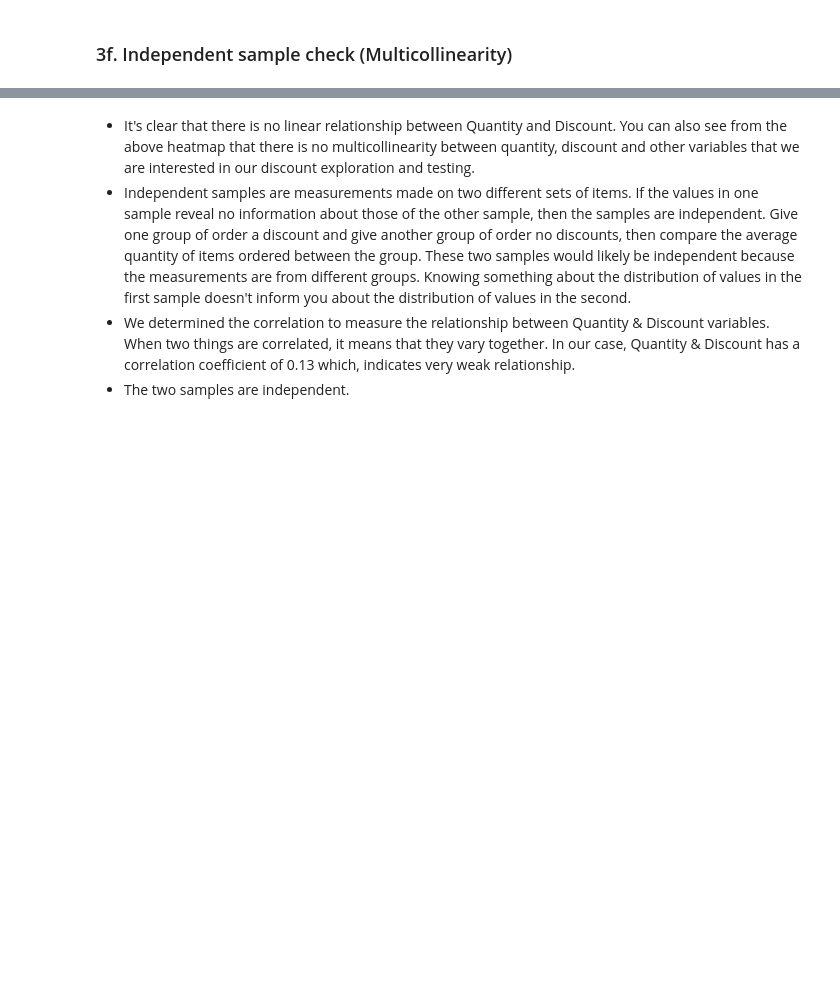
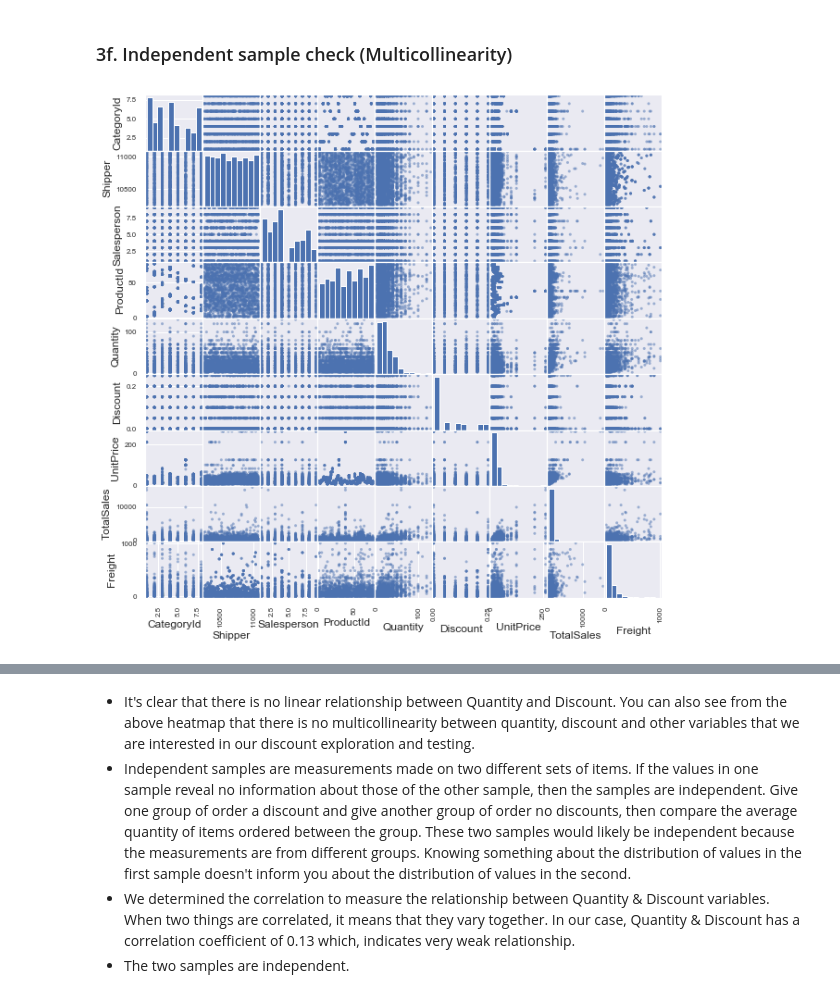
Before and after one commit to cpedrasa/dsc-mod-3-project-online-ds-sp-000, a Jupyter notebook: student.ipynb, the cells around one changed output, grey strips where cells are left out. Drawn from its saved outputs; the diff is of its cells as text; code cells hidden in the pictures; blank space fills up the shorter version.

```diff
--- a/student.ipynb
+++ b/student.ipynb
@@ -667,6 +679,12 @@ LEFT JOIN Product p on p.Id = d.ProductID
 LEFT JOIN Category ct on ct.Id = p.CategoryID
 ORDER BY d.Id ;''')
 alldf = pysqldf(q)
+# %%
+#Let's inspect the relationship for each pair of attributes that we plan to test
+from pandas.plotting import scatter_matrix
+scatter_matrix(alldf.iloc[:,:-1], figsize=(10, 10));
+# %% [output]
+[figure, added]
 # %%
 # Plot a scatter graph to visually inspect the relationship between variables
 plt.figure(figsize = (10,6))
```
Also changed, not shown: parts of 25 cells of this notebook.
